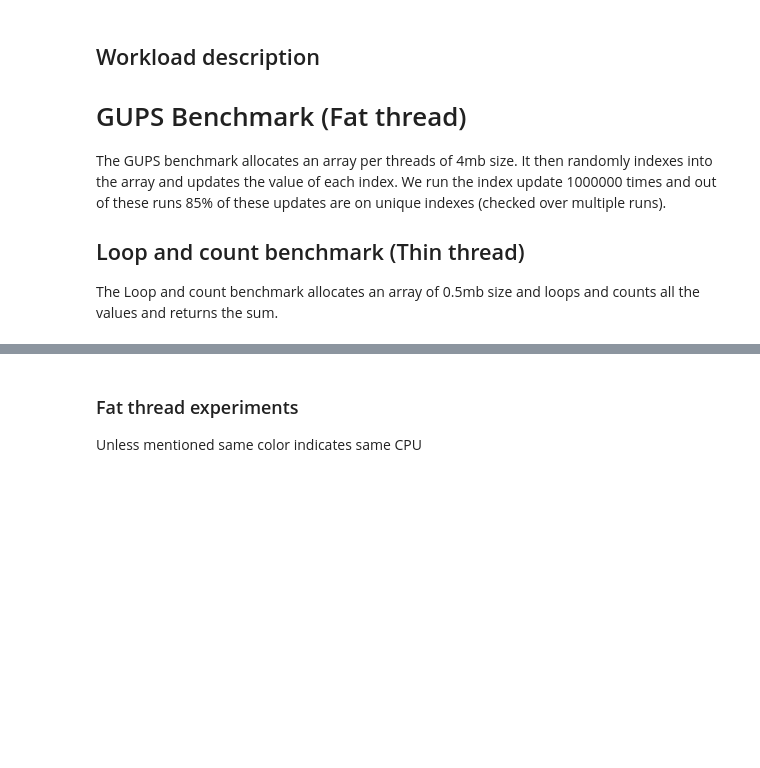
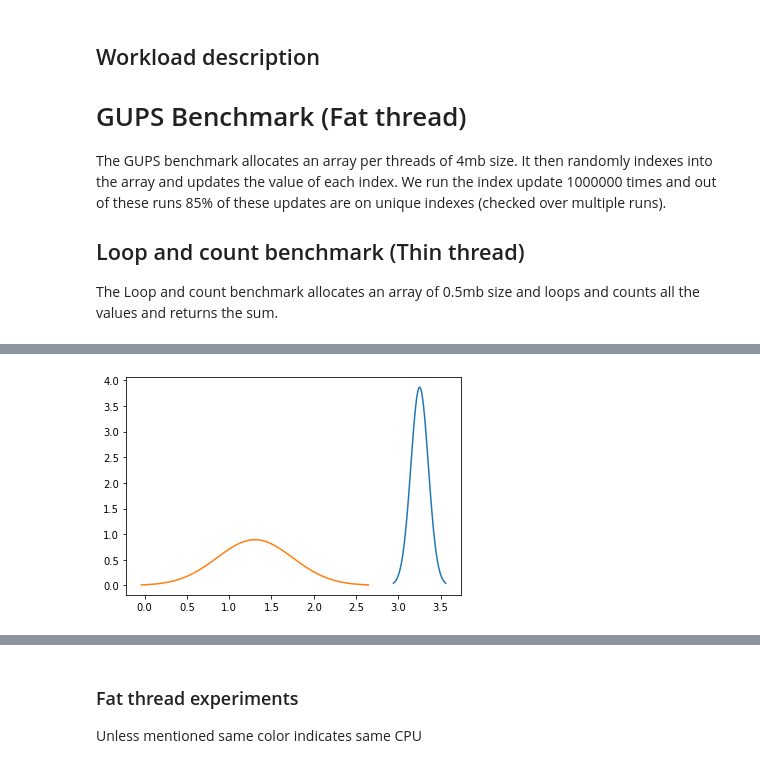
Before and after one commit to shauryapatel1995/random-threading, a Jupyter notebook: fatvsthin.ipynb, the cells around one changed output, grey strips where cells are left out. Cells and saved outputs as stored; diff of their text form; code cells hidden in the pictures; blank space fills up the shorter version.

```diff
--- a/fatvsthin.ipynb
+++ b/fatvsthin.ipynb
@@ -22,0 +98,7 @@ The Loop and count benchmark allocates an array of 0.5mb size and loops and coun
+# %%
+# 100 trials
+generate_normal(3.25233, float(1/94))
+generate_normal(1.30388, float(1/5))
+plt.show()
+# %% [output]
+[figure, added]
```
Also changed, not shown: parts of 19 cells of this notebook.
